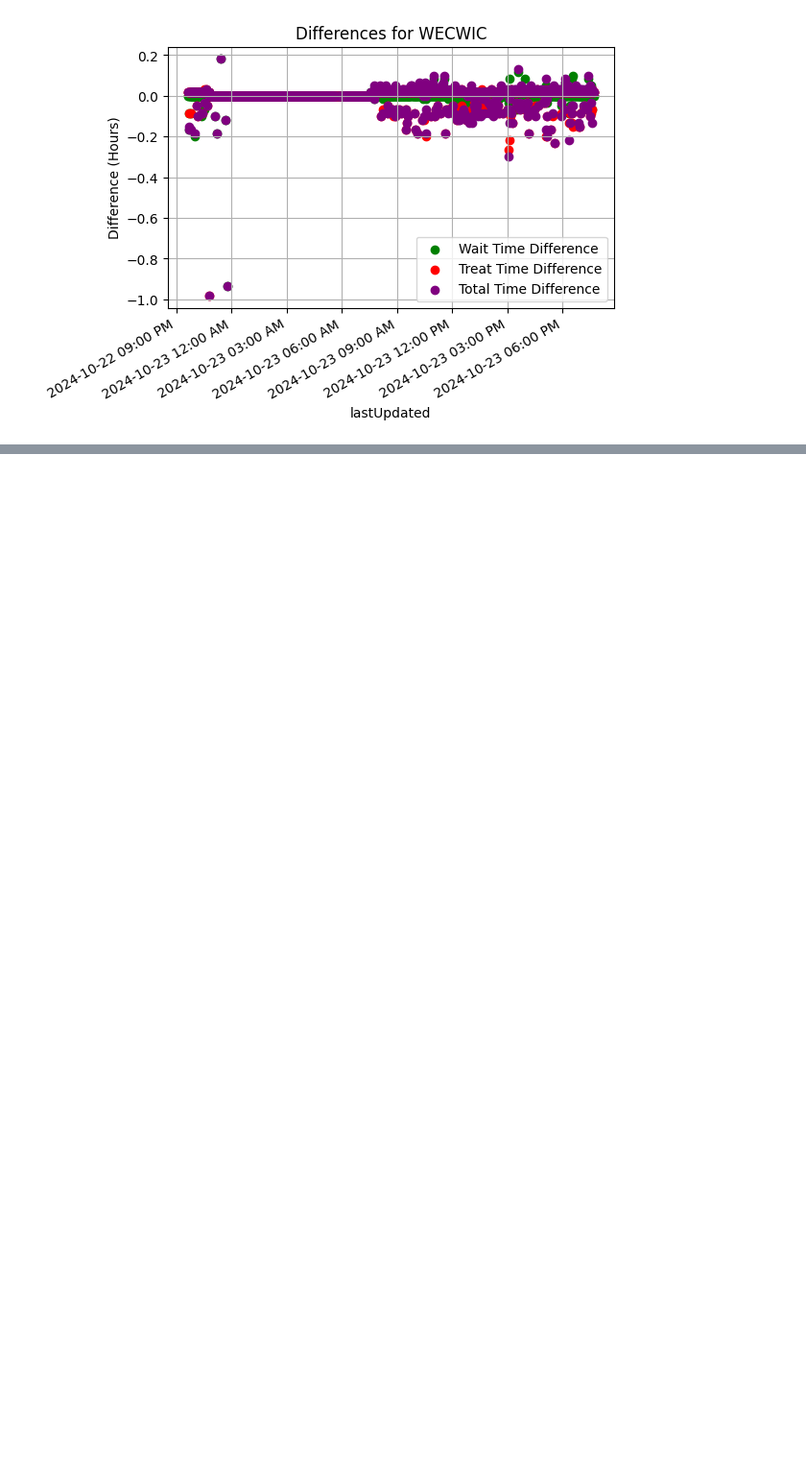
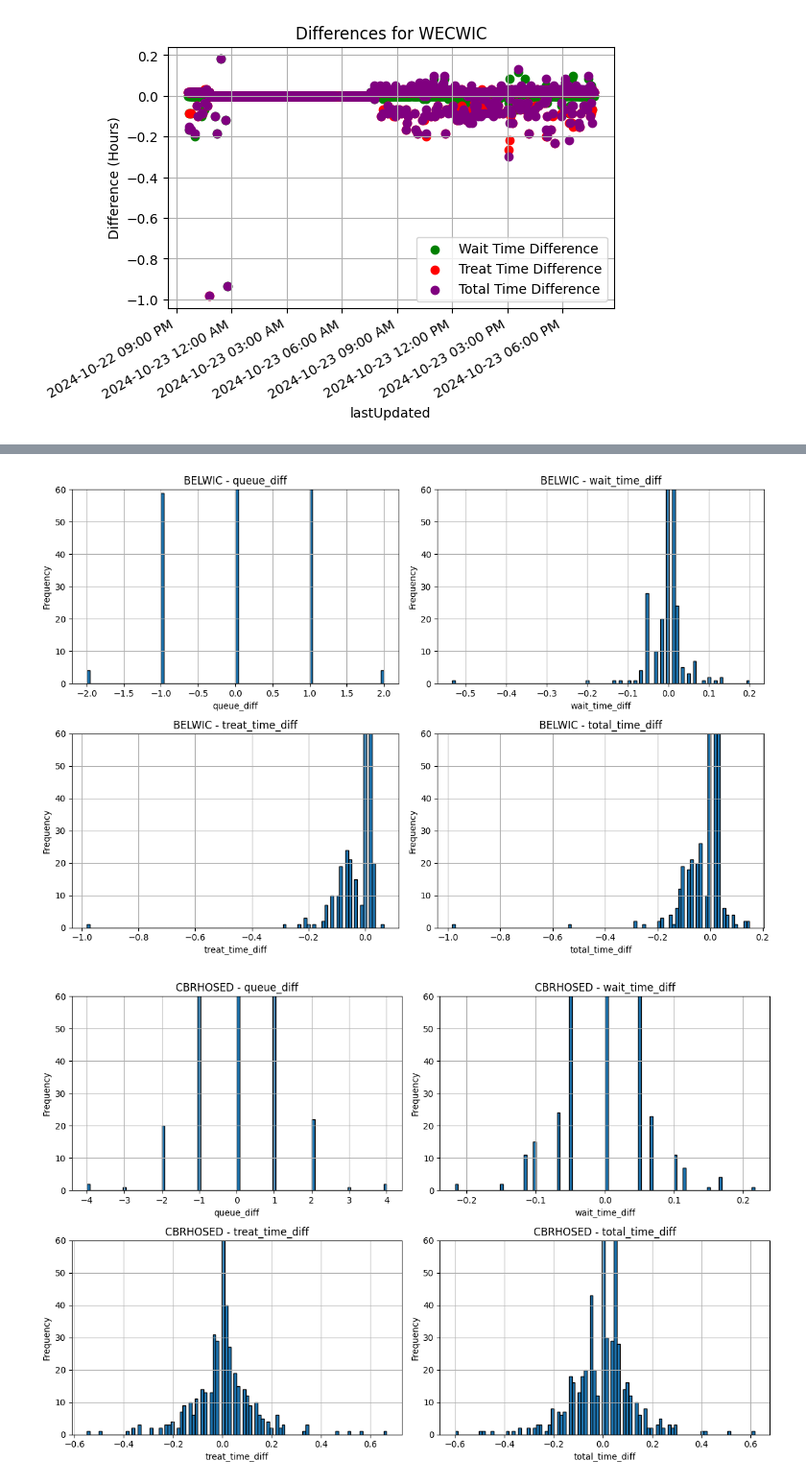
Before and after one commit to DerekWu1/wic_wait_times, a Jupyter notebook: analysis.ipynb, the cells around one changed output, grey strips where cells are left out. Shown at 96% size. Cells and saved outputs as stored; diff of their text form; code cells hidden in the pictures; blank space fills up the shorter version.

Commit message:
created histograms in analysis.ipynb

```diff
--- a/analysis.ipynb
+++ b/analysis.ipynb
@@ -223,3 +223,9 @@ for name, group in df.groupby('id'):
 [figure]
 [figure]
 [figure]
+# %%
+# Calculating lagged differences for each 'id' group
+df['queue_diff'] = df.groupby('id')['queue'].diff()
+df['wait_time_diff'] = df.groupby('id')['wait_time'].diff()
+df['treat_time_diff'] = df.groupby('id')['treat_time'].diff()
+df['total_time_diff'] = df.groupby('id')['total_time'].diff()
@@ -225,0 +248,19 @@ for name, group in df.groupby('id'):
+# %%
+# Filter columns with '_diff' suffix
+diff_columns = [col for col in df.columns if col.endswith('_diff')]
+
+# Group by 'id' and create histograms for each _diff column with more bins
+for name, group in df.groupby('id'):
+    plt.figure(figsize=(12, 8))
+    for i, col in enumerate(diff_columns, 1):
+        plt.subplot(2, 2, i)
+        group[col].dropna().hist(bins=100, edgecolor='black')  # More bins for finer granularity
+        plt.title(f'{name} - {col}')
+        plt.ylim(0, 60)
+        plt.xlabel(col)
+        plt.ylabel('Frequency')
+    plt.tight_layout()
+    plt.show()
+# %% [output]
+[figure, added]
+[figure, added]
```
Also changed, not shown: parts of 2 cells of this notebook, 1 other file.
